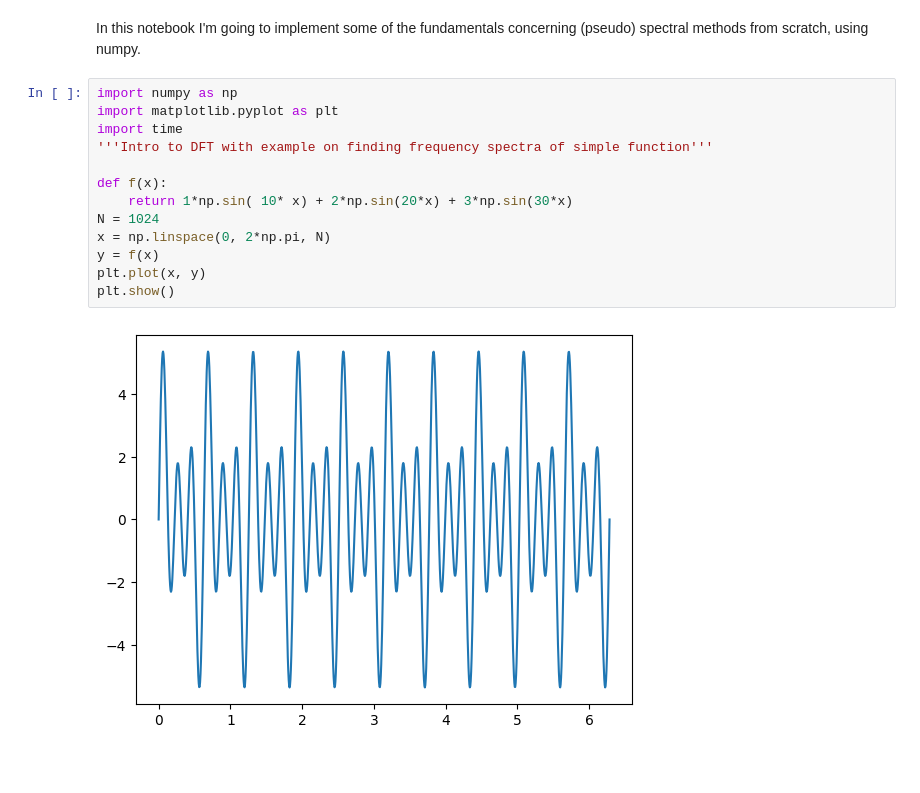
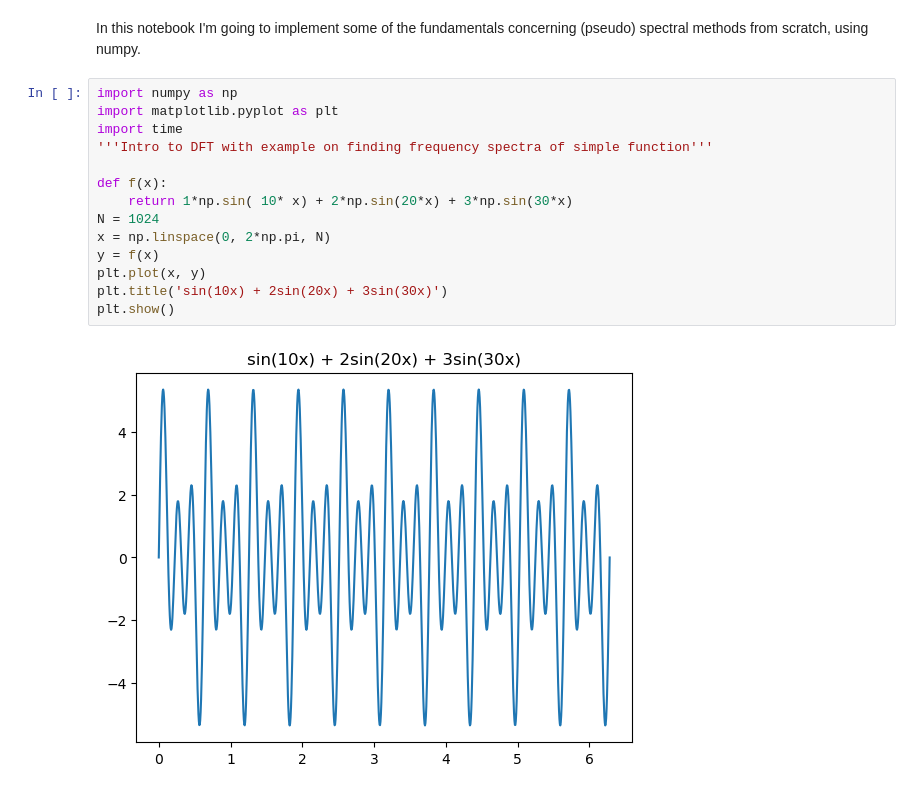
Before and after one commit to nathanWolo/MATH449, a Jupyter notebook: fft/spectral.ipynb, the cells around one changed output. Cells and saved outputs as stored; diff of their text form; blank space fills up the shorter version.

```diff
--- a/fft/spectral.ipynb
+++ b/fft/spectral.ipynb
@@ -3,18 +3,19 @@ In this notebook I'm going to implement some of the fundamentals concerning (pse
 # %%
 import numpy as np
 import matplotlib.pyplot as plt
 import time
 '''Intro to DFT with example on finding frequency spectra of simple function'''
 
 def f(x):
     return 1*np.sin( 10* x) + 2*np.sin(20*x) + 3*np.sin(30*x)
 N = 1024
 x = np.linspace(0, 2*np.pi, N)
 y = f(x)
 plt.plot(x, y)
+plt.title('sin(10x) + 2sin(20x) + 3sin(30x)')
 plt.show()
 # %% [output]
-[figure, old version]
+[figure, new version]
 # %%
 '''A simple implementation of the Discrete Fourier Transform (DFT)'''
 start_time = time.time()
```
Also changed, not shown: parts of 11 cells of this notebook.
